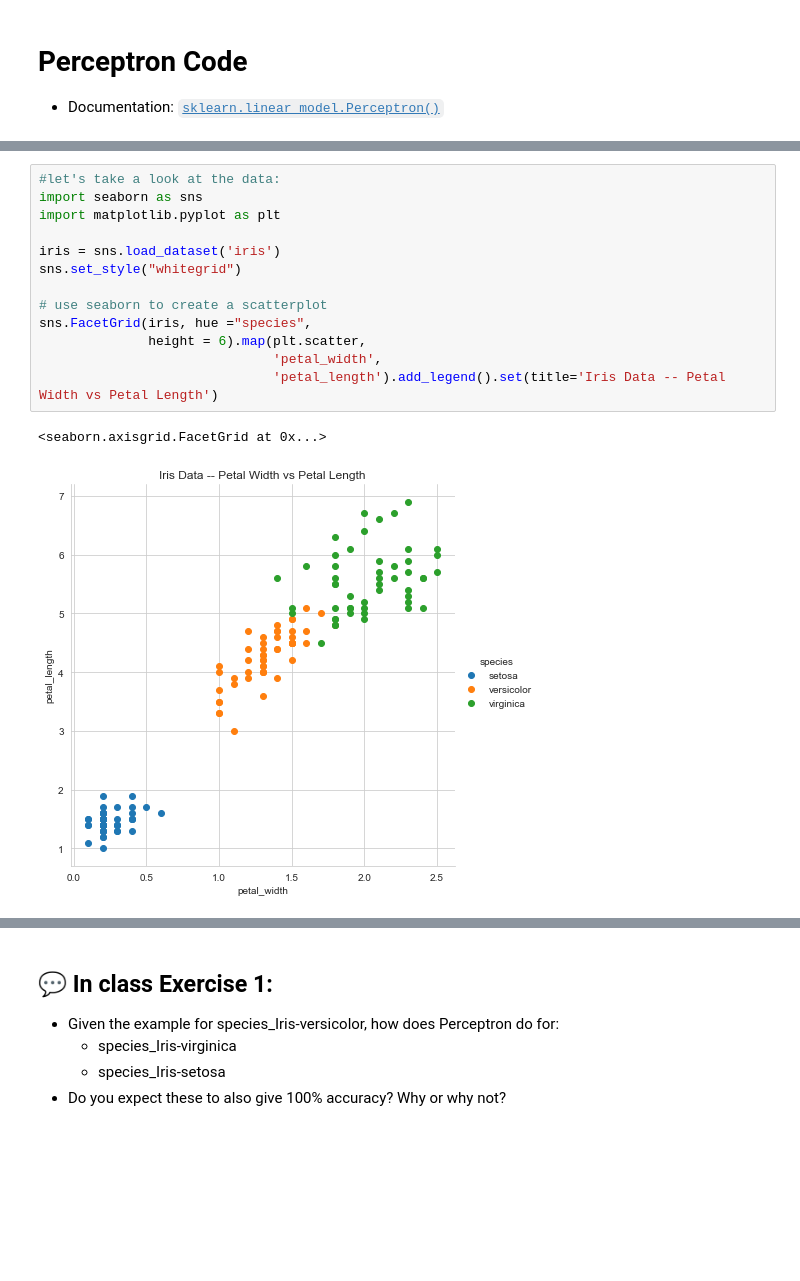
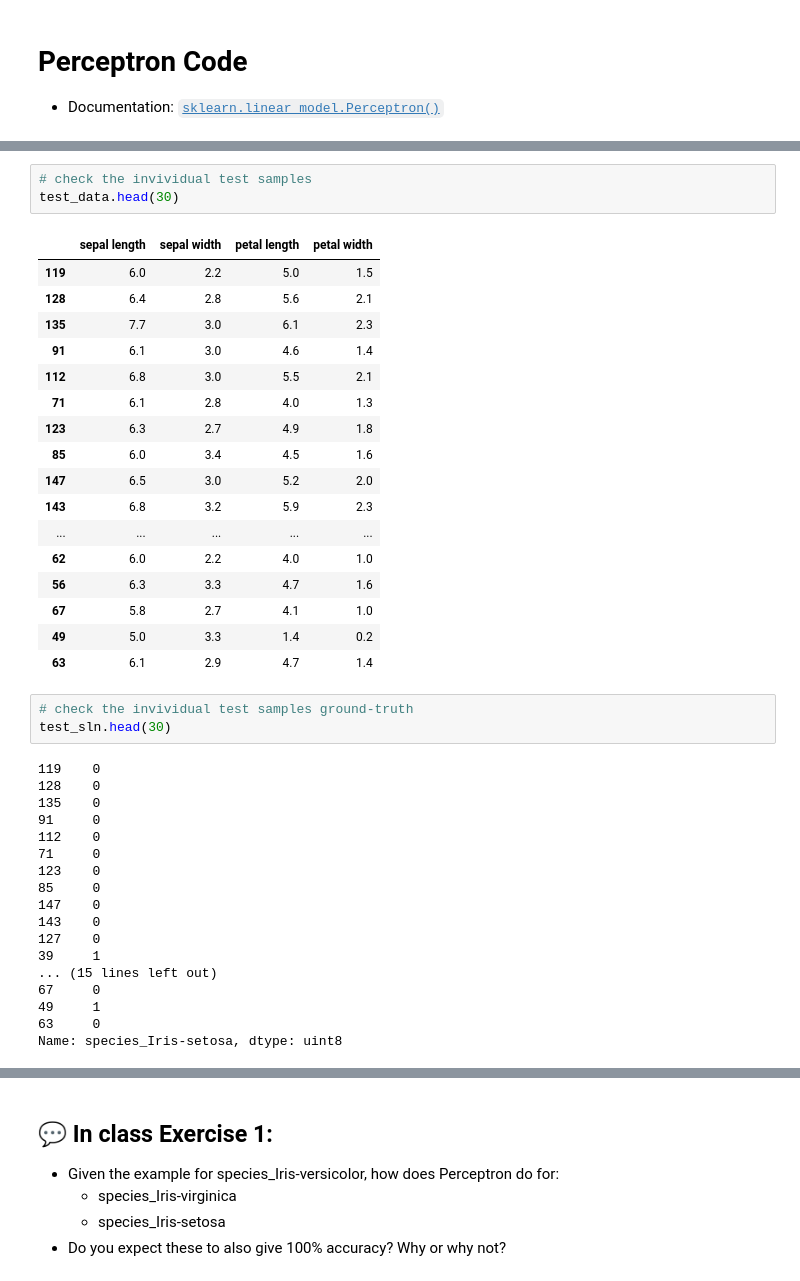
Before and after one commit to alimoorreza/CS167-notes, a Jupyter notebook: Day18_Perceptrons_Code.ipynb, the cells around one changed output, grey strips where cells are left out. Cells and saved outputs as stored; diff of their text form; blank space fills up the shorter version.

```diff
--- a/Day18_Perceptrons_Code.ipynb
+++ b/Day18_Perceptrons_Code.ipynb
@@ -121,16 +148,42 @@ Setosa accuracy: 1.0
-# %%
-#let's take a look at the data:
-import seaborn as sns
-import matplotlib.pyplot as plt
-
-iris = sns.load_dataset('iris')
-sns.set_style("whitegrid")
-
-# use seaborn to create a scatterplot
-sns.FacetGrid(iris, hue ="species",
-              height = 6).map(plt.scatter,
-                              'petal_width',
-                              'petal_length').add_legend().set(title='Iris Data -- Petal Width vs Petal Length')
-# %% [output]
-<seaborn.axisgrid.FacetGrid at 0x...>
-[figure, removed]
+# %%
+# check the invividual test samples
+test_data.head(30)
+# %% [output]
+|  | sepal length | sepal width | petal length | petal width |
+| 119 | 6.0 | 2.2 | 5.0 | 1.5 |
+| 128 | 6.4 | 2.8 | 5.6 | 2.1 |
+| 135 | 7.7 | 3.0 | 6.1 | 2.3 |
+| 91 | 6.1 | 3.0 | 4.6 | 1.4 |
+| 112 | 6.8 | 3.0 | 5.5 | 2.1 |
+| 71 | 6.1 | 2.8 | 4.0 | 1.3 |
+| 123 | 6.3 | 2.7 | 4.9 | 1.8 |
+| 85 | 6.0 | 3.4 | 4.5 | 1.6 |
+| 147 | 6.5 | 3.0 | 5.2 | 2.0 |
+| 143 | 6.8 | 3.2 | 5.9 | 2.3 |
+| ... | ... | ... | ... | ... |
+| 62 | 6.0 | 2.2 | 4.0 | 1.0 |
+| 56 | 6.3 | 3.3 | 4.7 | 1.6 |
+| 67 | 5.8 | 2.7 | 4.1 | 1.0 |
+| 49 | 5.0 | 3.3 | 1.4 | 0.2 |
+| 63 | 6.1 | 2.9 | 4.7 | 1.4 |
+# %%
+# check the invividual test samples ground-truth
+test_sln.head(30)
+# %% [output]
+119    0
+128    0
+135    0
+91     0
+112    0
+71     0
+123    0
+85     0
+147    0
+143    0
+127    0
+39     1
+... (15 lines left out)
+67     0
+49     1
+63     0
+Name: species_Iris-setosa, dtype: uint8
```
Also changed, not shown: parts of 5 cells of this notebook.
